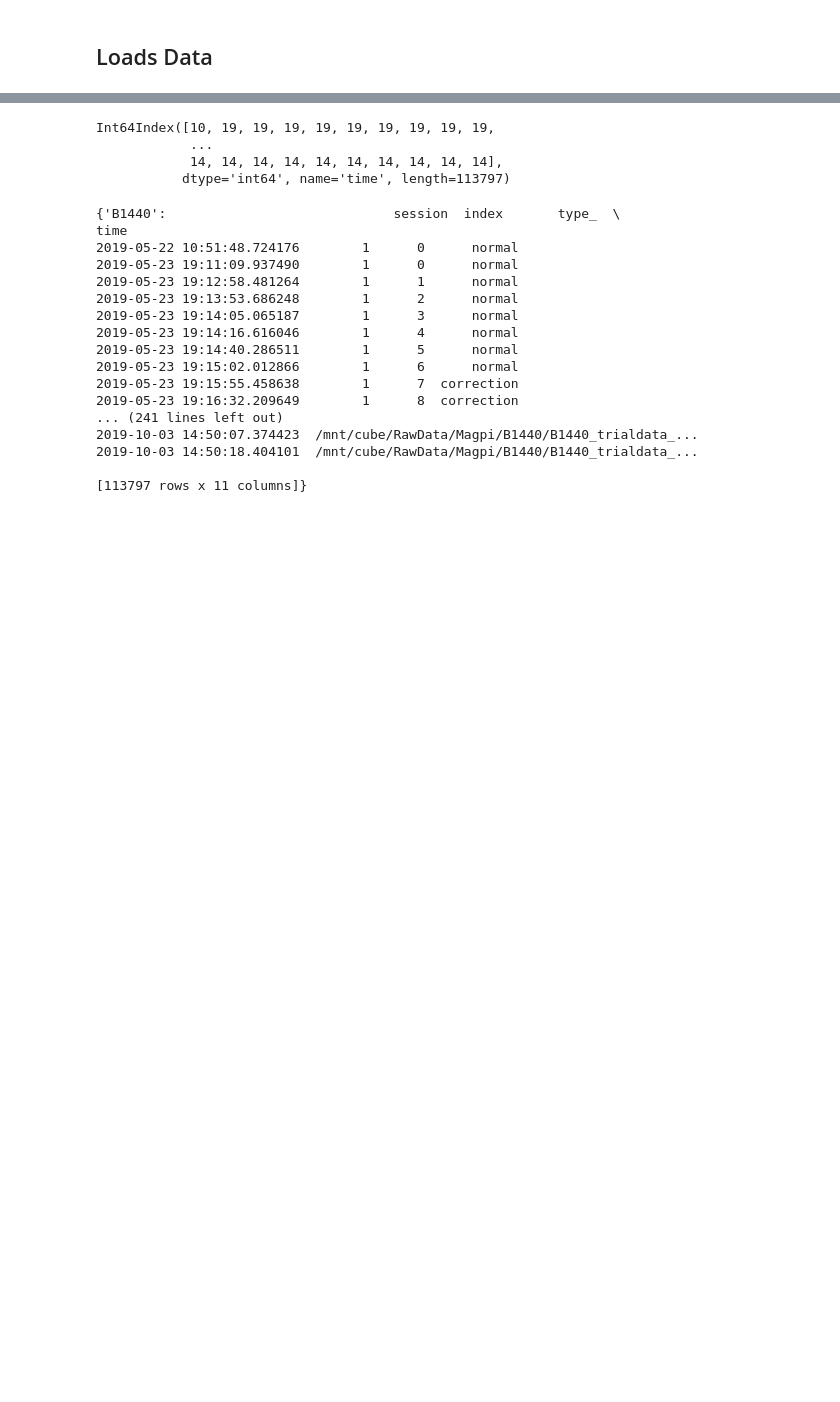
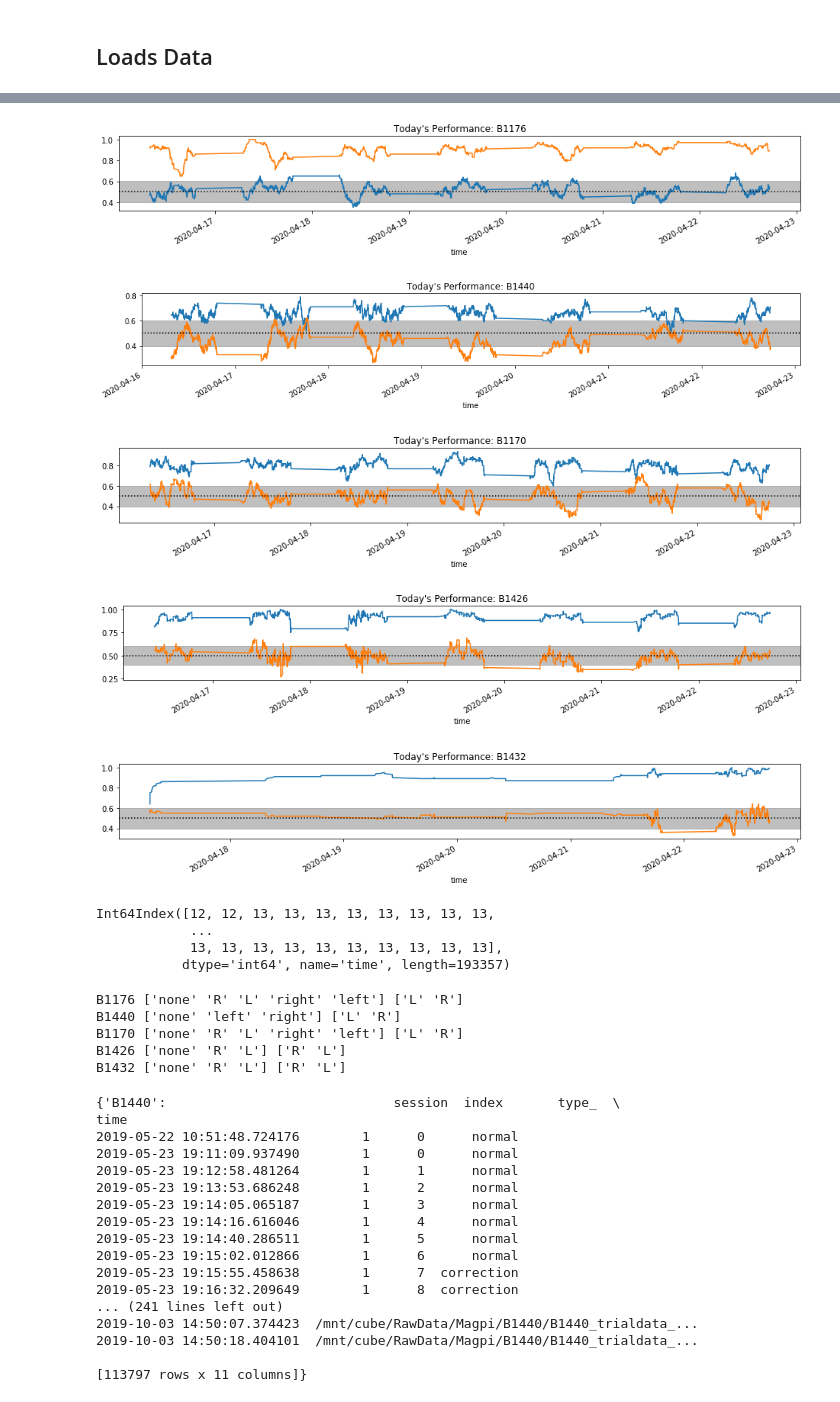
Before and after one commit to gentnerlab/behav-analysis, a Jupyter notebook: recent_behavior_analysis.ipynb, the cells around one changed output, grey strips where cells are left out. Cells and saved outputs as stored; diff of their text form; code cells hidden in the pictures; blank space fills up the shorter version.

Commit message:
checking L/R plot

```diff
--- a/recent_behavior_analysis.ipynb
+++ b/recent_behavior_analysis.ipynb
@@ -17,6 +10,14 @@ Populating the interactive namespace from numpy and matplotlib
+# %%
+subjects = [
+    "B1176", # doesn't work
+    "B1440", # doesn't work
+    "B1170", # doesn't work
+    "B1426",
+    "B1432"
+    ]
 # %% [markdown]
 ## Loads Data
 # %%
 %%time
-behav_data = behav.loading.load_data_pandas(["B1440"],data_path)
+behav_data = behav.loading.load_data_pandas(subjects,data_path)
 # %% [output]
@@ -25,11 +26,29 @@ Wall time: 984 ms
+# %%
+for subj, data in behav_data.items():
+    behav.plotting.plot_ci_accuracy(subj, data)
+# %% [output]
+[figure, added]
+[figure, added]
+[figure, added]
+[figure, added]
+[figure, added]
 # %%
 for subj, data in behav_data.items():
     print(data.index.hour)
 # %% [output]
-Int64Index([10, 19, 19, 19, 19, 19, 19, 19, 19, 19,
+Int64Index([12, 12, 13, 13, 13, 13, 13, 13, 13, 13,
             ...
-            14, 14, 14, 14, 14, 14, 14, 14, 14, 14],
-           dtype='int64', name='time', length=113797)
+            13, 13, 13, 13, 13, 13, 13, 13, 13, 13],
+           dtype='int64', name='time', length=193357)
+# %%
+for subj, data in behav_data.items():
+    print(subj, data.response.unique(), data.class_.unique())
+# %% [output]
+B1176 ['none' 'R' 'L' 'right' 'left'] ['L' 'R']
+B1440 ['none' 'left' 'right'] ['L' 'R']
+B1170 ['none' 'R' 'L' 'right' 'left'] ['L' 'R']
+B1426 ['none' 'R' 'L'] ['R' 'L']
+B1432 ['none' 'R' 'L'] ['R' 'L']
 # %%
 print(behav_data)
 # %% [output]
```
Also changed, not shown: parts of 2 cells of this notebook, 1 other file.
